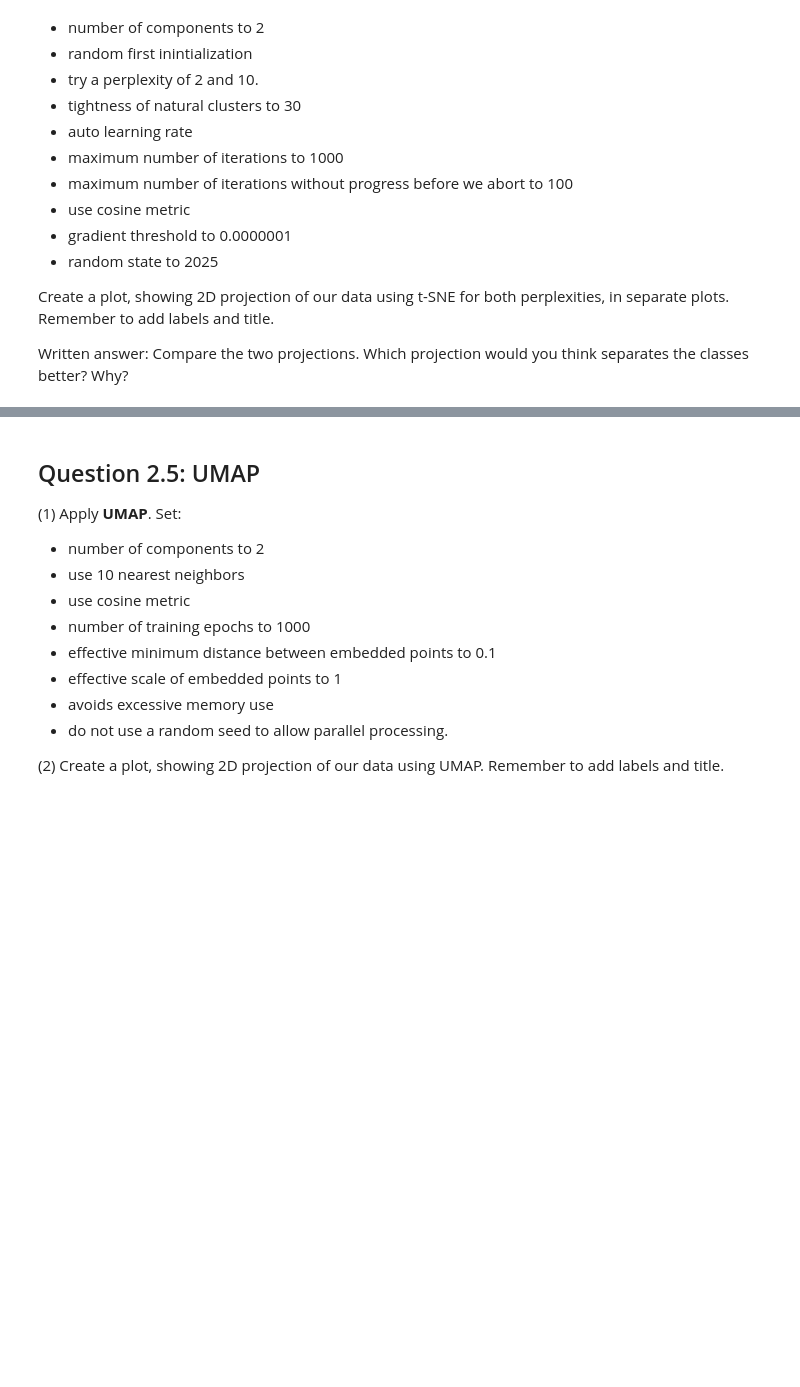
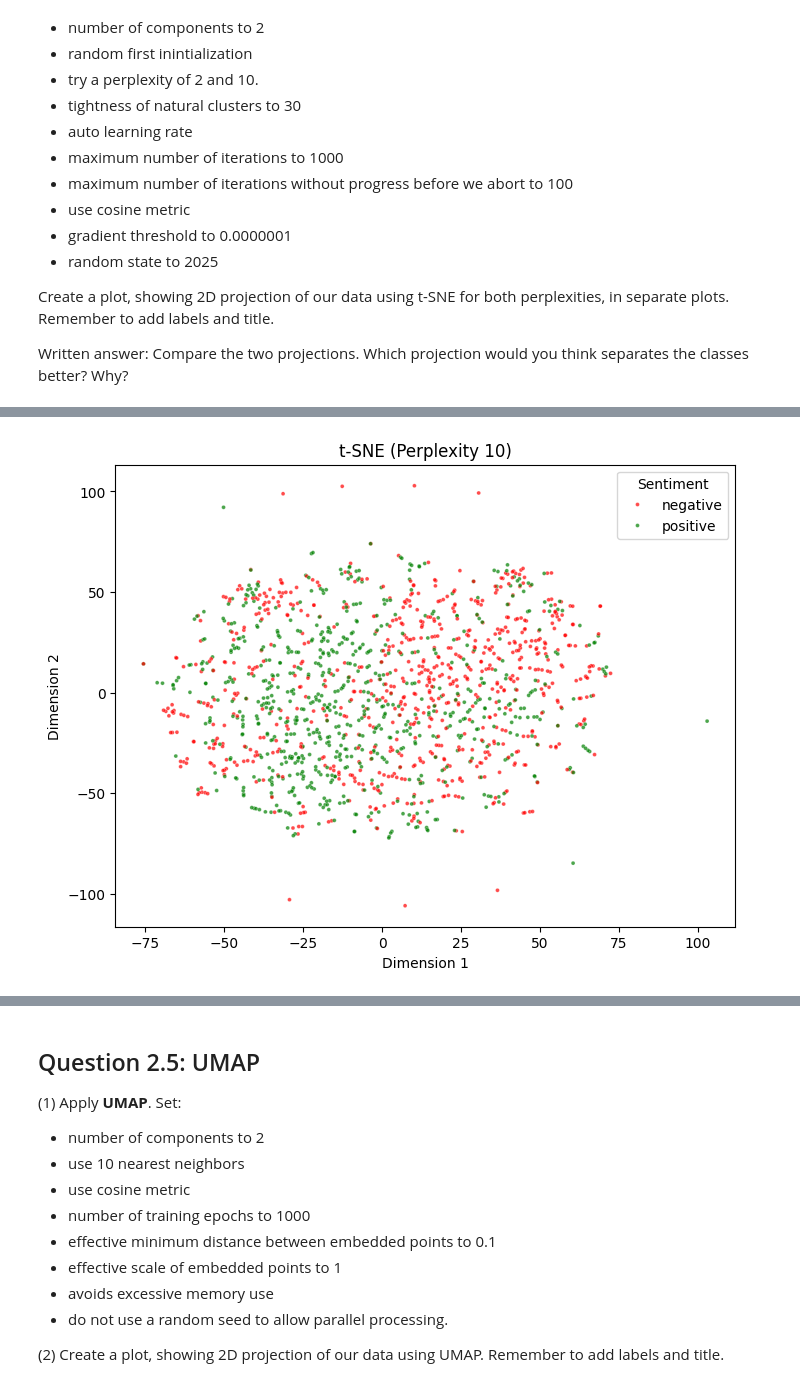
Before and after one commit to emilyberlinghoff/DS3000, a Jupyter notebook: Homework 7 - Dimensionality Reduction/251287809_H07.ipynb, the cells around one changed output, grey strips where cells are left out. Cells and saved outputs as stored; diff of their text form; code cells hidden in the pictures; blank space fills up the shorter version.

```diff
--- a/Homework 7 - Dimensionality Reduction/251287809_H07.ipynb
+++ b/Homework 7 - Dimensionality Reduction/251287809_H07.ipynb
@@ -245,0 +379,24 @@ Written answer: Compare the two projections. Which projection would you think se
+# %%
+# Apply t-SNE for perplexity 10
+for perplexity in [10]:
+  tsne_params["perplexity"] = perplexity
+  tsne = TSNE(**tsne_params)
+  tsne_embedding = tsne.fit_transform(tfidf_matrix_dense)
+
+  # Plot results
+  plt.figure(figsize=(8, 6))
+  sns.scatterplot(
+      x=tsne_embedding[:, 0],
+      y=tsne_embedding[:, 1],
+      hue=df["Sentiment"],
+      palette= sns.color_palette(["red", "green"]),
+      alpha=0.7,
+      s=8
+  )
+  plt.title(f"t-SNE (Perplexity {perplexity})")
+  plt.xlabel("Dimension 1")
+  plt.ylabel("Dimension 2")
+  plt.legend(title="Sentiment", loc="best")
+  plt.show()
+# %% [output]
+[figure, added]
```
Also changed, not shown: parts of 24 cells of this notebook.
